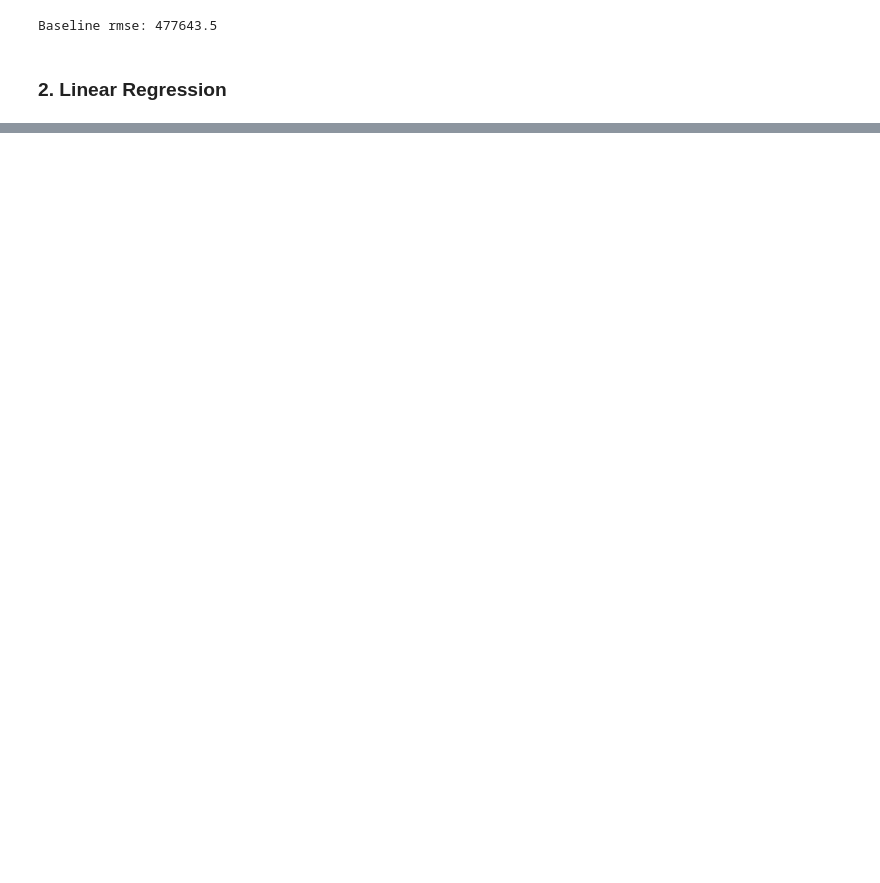
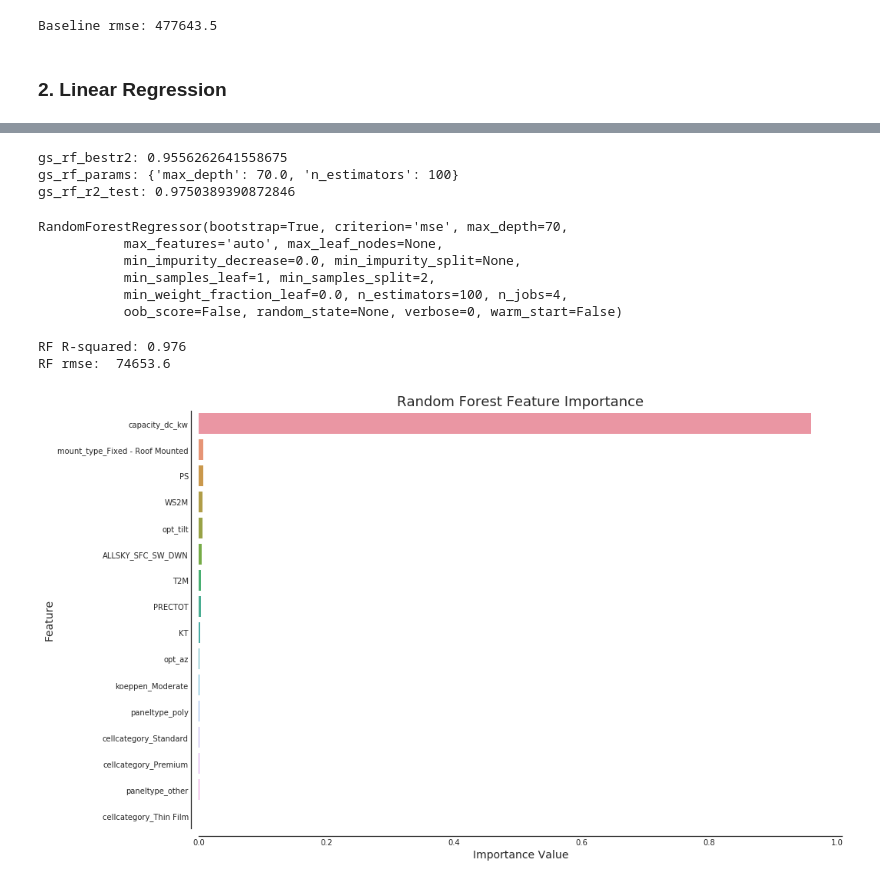
Before and after one commit to matchdutoit/Solar-PV-Outout-Predictor, a Jupyter notebook: Master.ipynb, the cells around one changed output, grey strips where cells are left out. Cells and saved outputs as stored; diff of their text form; code cells hidden in the pictures; blank space fills up the shorter version.

```diff
--- a/Master.ipynb
+++ b/Master.ipynb
@@ -255,0 +424,13 @@ X = df
+# %%
+X_train, X_test, y_train, y_test = train_test_split(X, y, train_size=.75, test_size=.25, random_state=42)
+# %%
+# Creating gridsearch to find optimal parameters.
+params = {
+    'max_depth': np.linspace(50,150,6),
+    'n_estimators': np.linspace(100,400,4, dtype=int)
+}
+
+rf = RandomForestRegressor()
+gs_rf = GridSearchCV(rf, params, cv=3, verbose=1,n_jobs=4)
+# %%
+gs_rf.fit(X_train, y_train)
@@ -255,0 +452,46 @@ X = df
+# %%
+gs_rf_bestr2 = gs_rf.best_score_
+gs_rf_params = gs_rf.best_params_
+gs_rf_r2_test = gs_rf.score(X_test, y_test)
+print('gs_rf_bestr2:',gs_rf_bestr2)
+print('gs_rf_params:',gs_rf_params)
+print('gs_rf_r2_test:',gs_rf_r2_test)
+# %% [output]
+gs_rf_bestr2: 0.9556262641558675
+gs_rf_params: {'max_depth': 70.0, 'n_estimators': 100}
+gs_rf_r2_test: 0.9750389390872846
+# %%
+rf = RandomForestRegressor(max_depth=70, n_estimators=100,n_jobs=4)
+rf.fit(X_train, y_train)
+# %% [output]
+RandomForestRegressor(bootstrap=True, criterion='mse', max_depth=70,
+           max_features='auto', max_leaf_nodes=None,
+           min_impurity_decrease=0.0, min_impurity_split=None,
+           min_samples_leaf=1, min_samples_split=2,
+           min_weight_fraction_leaf=0.0, n_estimators=100, n_jobs=4,
+           oob_score=False, random_state=None, verbose=0, warm_start=False)
+# %%
+rf_r2 = rf.score(X_test, y_test)
+print('RF R-squared:',round(rf_r2,3))
+y_pred = rf.predict(X_test)
+rf_mse = mean_squared_error(y_test,y_pred)
+print('RF rmse: ',round(rf_mse**.5,1))
+# %% [output]
+RF R-squared: 0.976
+RF rmse:  74653.6
+# %%
+feature_imports = pd.DataFrame({
+    'feature': X.columns,
+    'importance': rf.feature_importances_
+})
+
+feature_imports.sort_values('importance', inplace=True, ascending=False)
+plt.figure(figsize=(15,10))
+sns.barplot(x=feature_imports.importance.head(16), y=feature_imports.feature.head(16), orient='h')
+sns.set_style('white')
+sns.despine(offset=10, trim=False)
+plt.title('Random Forest Feature Importance', fontsize='18')
+plt.xlabel('Importance Value',fontsize='14')
+plt.ylabel('Feature',fontsize='14');
+# %% [output]
+[figure, added]
```
Also changed, not shown: parts of 21 cells of this notebook, 1 other file.
